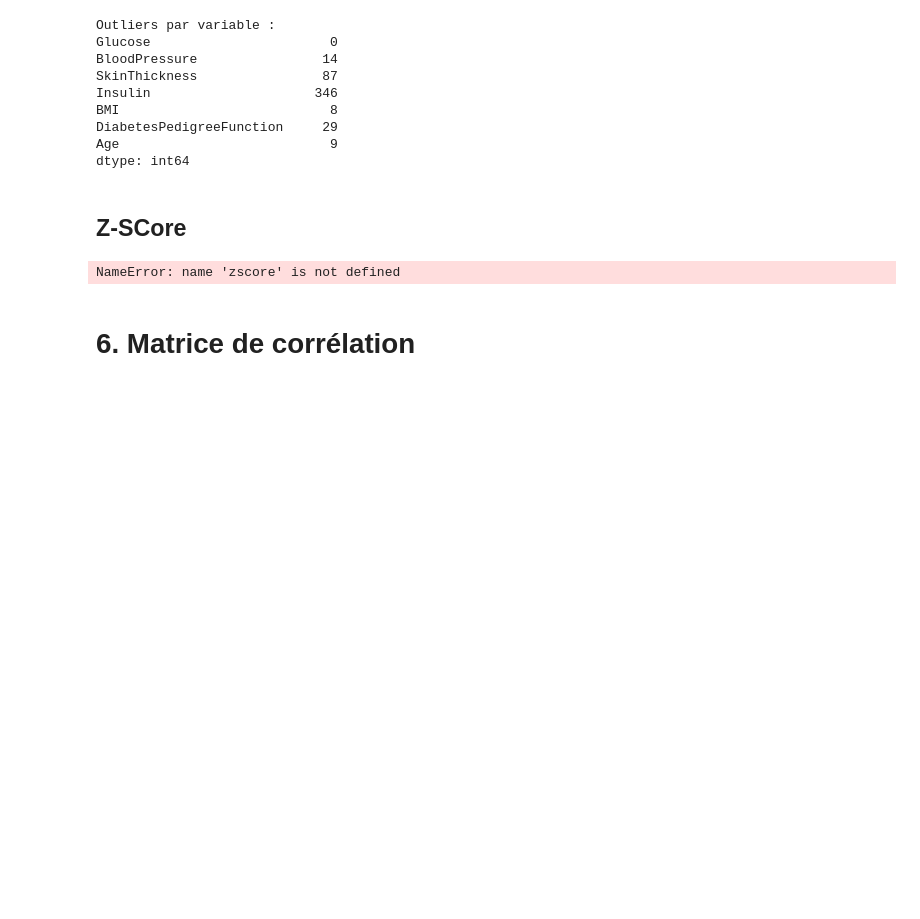
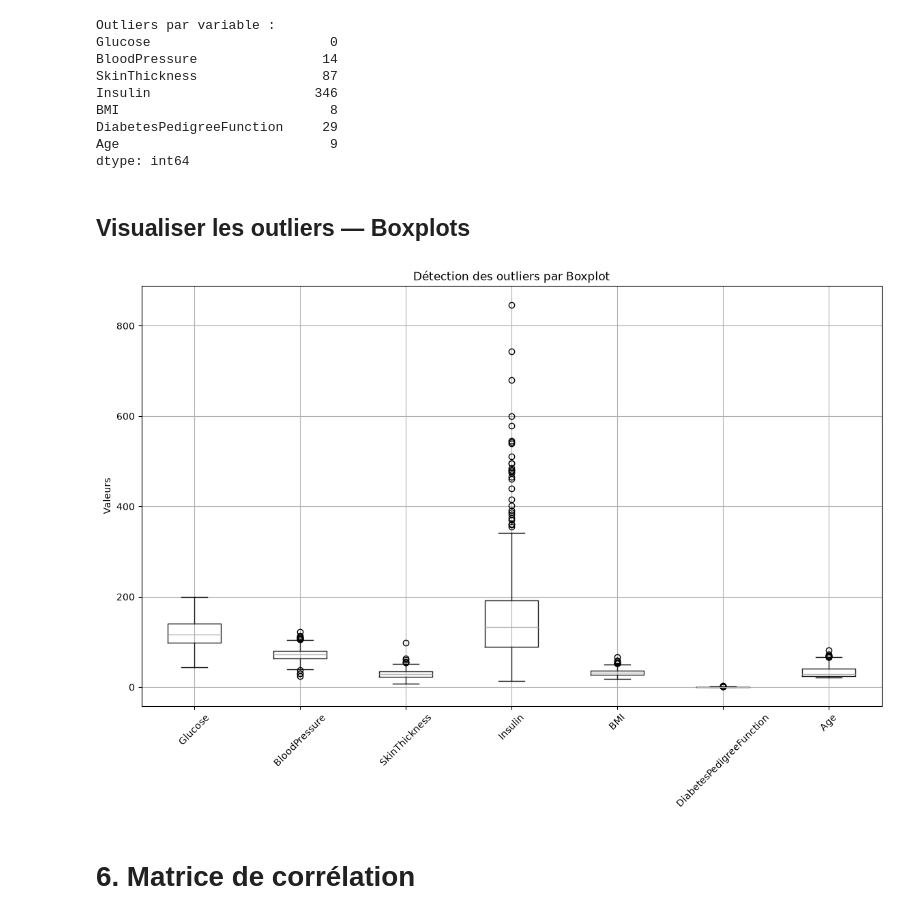
Before and after one commit to alimouad/Syst-me-Intelligent-de-Pr-diction-du-Risque-de-Diab-te, a Jupyter notebook: notebooks/02_pretraitements.ipynb, the cells around one changed output. Saved outputs shown, nothing was run; the diff lists cells and outputs as text; code cells hidden in the pictures; blank space fills up the shorter version.

```diff
--- a/notebooks/02_pretraitements.ipynb
+++ b/notebooks/02_pretraitements.ipynb
@@ -67,12 +66,0 @@ plt.show()
-# %%
-# ==========================================
-# 3. Imputation
-# ==========================================
-
-for col in features:
-    df[col] = df[col].fillna(
-        df[col].median()
-    )
-
-print("\nValeurs manquantes après :")
-print(df[features].isnull().sum())
@@ -117,21 +95,20 @@ BMI                           8
 DiabetesPedigreeFunction     29
 Age                           9
 dtype: int64
-# %% [markdown]
-## Z-SCore
-# %%
-# ==========================================
-# 5. Z-score
-# ==========================================
-
-z_scores = np.abs(
-    zscore(df[features])
-)
-
-print("\nOutliers Z-score :")
-print((z_scores > 3).sum(axis=0))
-# %% [output]
-NameError: name 'zscore' is not defined
+# %% [markdown]
+## Visualiser les outliers — Boxplots
+# %%
+plt.figure(figsize=(14, 8))
+
+df[features].boxplot()
+
+plt.title("Détection des outliers par Boxplot")
+plt.ylabel("Valeurs")
+plt.xticks(rotation=45)
+
+plt.show()
+# %% [output]
+[figure, added]
 # %% [markdown]
 # 6. Matrice de corrélation
 # %%
```
Also changed, not shown: parts of 14 cells of this notebook, 7 other files.
